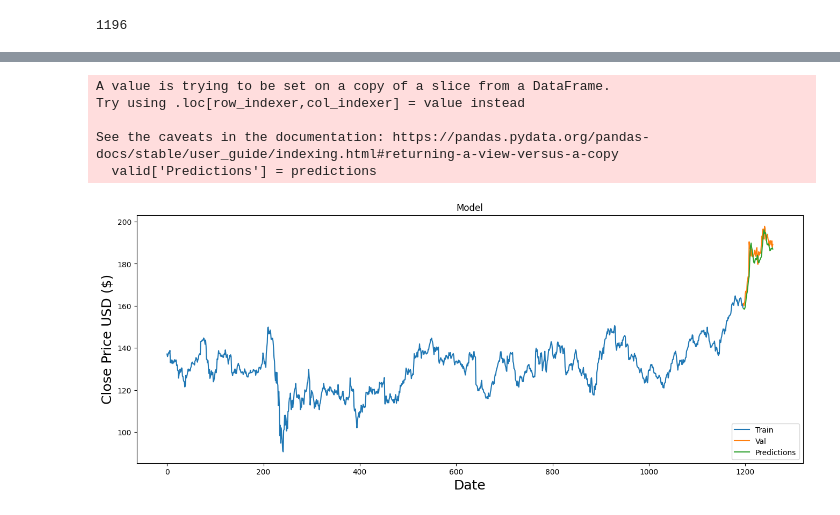
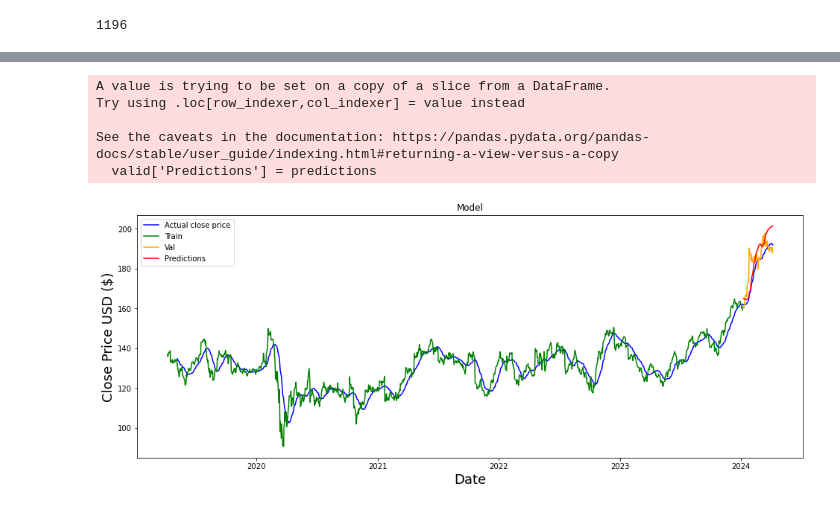
Before and after one commit to MabroorA/stocks-prediction-app, a Jupyter notebook: Machine-learning/Best_model.ipynb, the cells around one changed output, grey strips where cells are left out. Drawn from its saved outputs; the diff is of its cells as text; code cells hidden in the pictures.

```diff
--- a/Machine-learning/Best_model.ipynb
+++ b/Machine-learning/Best_model.ipynb
@@ -14,8 +48,4 @@ import matplotlib.pyplot as plt
 # %%
-
-df = pd.read_csv("ticker_data.csv")
-df_close = df[["close"]]
-df_close_values = df_close.values
 # Get the number of rows to train the model on
 training_data_len = int(np.ceil( len(df_close) * .95 ))
 
@@ -26,8 +56,11 @@ training_data_len
 # Scale the data
 from sklearn.preprocessing import MinMaxScaler
 
+
+df_close_values = df_close.values
+
 scaler = MinMaxScaler(feature_range=(0,1))
-scaled_data = scaler.fit_transform(df_close_values)
+scaled_data = scaler.fit_transform(df_close_values.reshape(-1, 1))
 
 scaled_data
 # %% [output]
@@ -98,25 +136,32 @@ model.fit(x_train, y_train, batch_size=1, epochs=1)
 <keras.src.callbacks.history.History at 0x...>
 # %%
-# Create the testing data set
-# Create a new array containing scaled values from index 1543 to 2002
-test_data = scaled_data[training_data_len - 60: , :]
+
+test_data = scaled_data[training_data_len - 21: , :]
+
+
+print(test_data)
+
+
+
 # Create the data sets x_test and y_test
 x_test = []
-y_test = df_close_values[training_data_len:, :]
-for i in range(60, len(test_data)):
-    x_test.append(test_data[i-60:i, 0])
+y_test = df_close_values[training_data_len:]
+for i in range(21, len(test_data)):
+    x_test.append(test_data[i-21:i, 0])
 
 # Convert the data to a numpy array
 x_test = np.array(x_test)
+# print(x_test)
 
 # Reshape the data
 x_test = np.reshape(x_test, (x_test.shape[0], x_test.shape[1], 1 ))
-
+# print(test_data)
 # Get the models predicted price values
 predictions = model.predict(x_test)
 predictions = scaler.inverse_transform(predictions)
 
+# print(predictions)
 # Get the root mean squared error (RMSE)
 rmse = np.sqrt(np.mean(((predictions - y_test) ** 2)))
-rmse
+# rmse
 # %% [output]
@@ -125,21 +185,27 @@ rmse
 # %%
 # Plot the data
 train = df[:training_data_len]
 valid = df[training_data_len:]
+
 valid['Predictions'] = predictions
+valid
+predictions_df = pd.DataFrame(predictions, index=valid.index, columns=['Predictions'])
+
 # Visualize the data
 plt.figure(figsize=(16,6))
 plt.title('Model')
 plt.xlabel('Date', fontsize=18)
 plt.ylabel('Close Price USD ($)', fontsize=18)
-plt.plot(train['close'])
-plt.plot(valid[['close', 'Predictions']])
-plt.legend(['Train', 'Val', 'Predictions'], loc='lower right')
+plt.plot(df_close,color='blue', label="Actual close price")
+plt.plot(train['close'], label="Train",color='green')
+plt.plot(valid['close'],label="Val", color='orange',)
+plt.plot(valid['Predictions'],label="Predictions", color='red')
+plt.legend(loc='upper left')
 plt.show()
 # %% [output]
 A value is trying to be set on a copy of a slice from a DataFrame.
 Try using .loc[row_indexer,col_indexer] = value instead
 
 See the caveats in the documentation: https://pandas.pydata.org/pandas-docs/stable/user_guide/indexing.html#returning-a-view-versus-a-copy
   valid['Predictions'] = predictions
-[figure, old version]
+[figure, new version]
```
Also changed, not shown: parts of 8 cells of this notebook.
